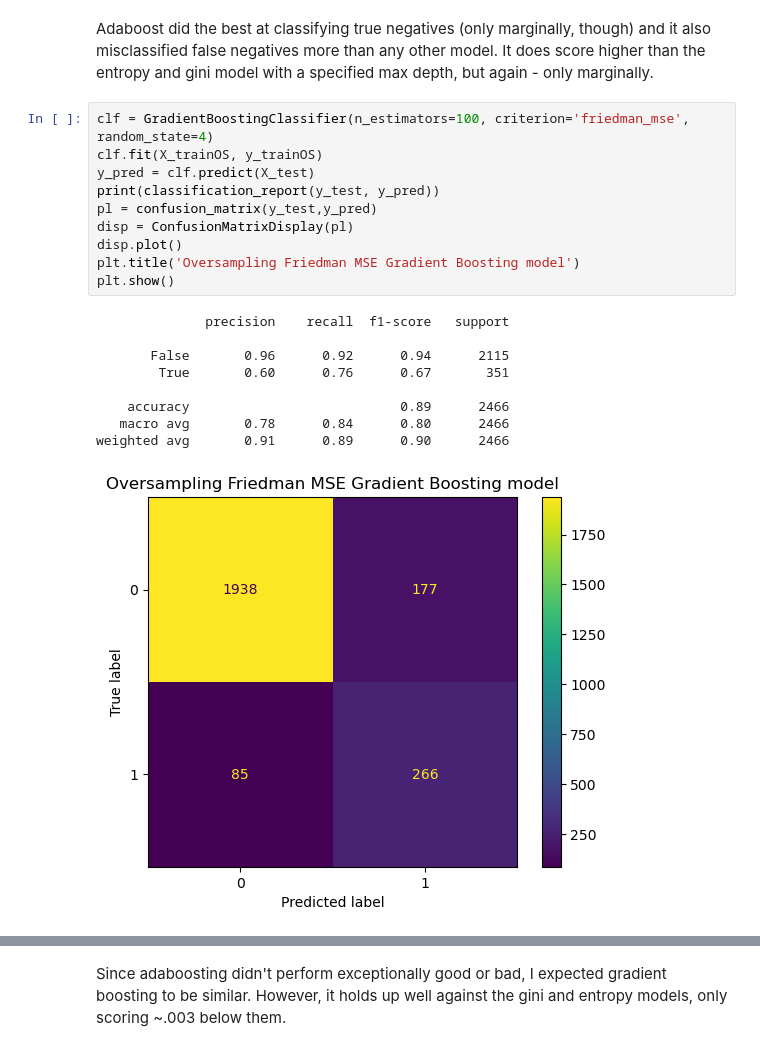
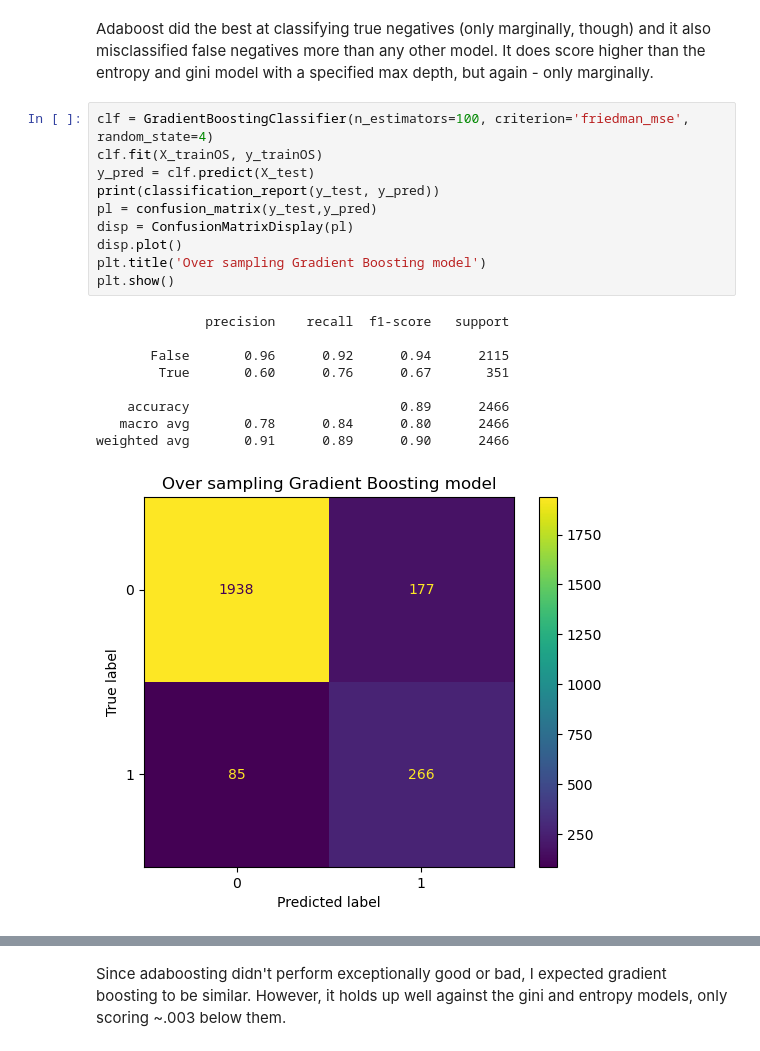
Before and after one commit to kai-tama/Capstone-2, a Jupyter notebook: Notebooks/Shopping Intention Modelling.ipynb, the cells around one changed output, grey strips where cells are left out. Saved outputs shown, nothing was run; the diff lists cells and outputs as text.

```diff
--- a/Notebooks/Shopping Intention Modelling.ipynb
+++ b/Notebooks/Shopping Intention Modelling.ipynb
@@ -277,23 +273,23 @@ Adaboost did the best at classifying true negatives (only marginally, though) an
 # %%
 clf = GradientBoostingClassifier(n_estimators=100, criterion='friedman_mse', random_state=4)
 clf.fit(X_trainOS, y_trainOS)
 y_pred = clf.predict(X_test)
 print(classification_report(y_test, y_pred))
 pl = confusion_matrix(y_test,y_pred)
 disp = ConfusionMatrixDisplay(pl)
 disp.plot()
-plt.title('Oversampling Friedman MSE Gradient Boosting model')
+plt.title('Over sampling Gradient Boosting model')
 plt.show()
 # %% [output]
               precision    recall  f1-score   support
 
        False       0.96      0.92      0.94      2115
         True       0.60      0.76      0.67       351
 
     accuracy                           0.89      2466
    macro avg       0.78      0.84      0.80      2466
 weighted avg       0.91      0.89      0.90      2466
-[figure, old version]
+[figure, new version]
 # %%
 pred_prob = clf.predict_proba(X_test)
 fpr, tpr, thresh = roc_curve(y_test, pred_prob[:,1])
```
Also changed, not shown: parts of 62 cells of this notebook, 1 other file.
